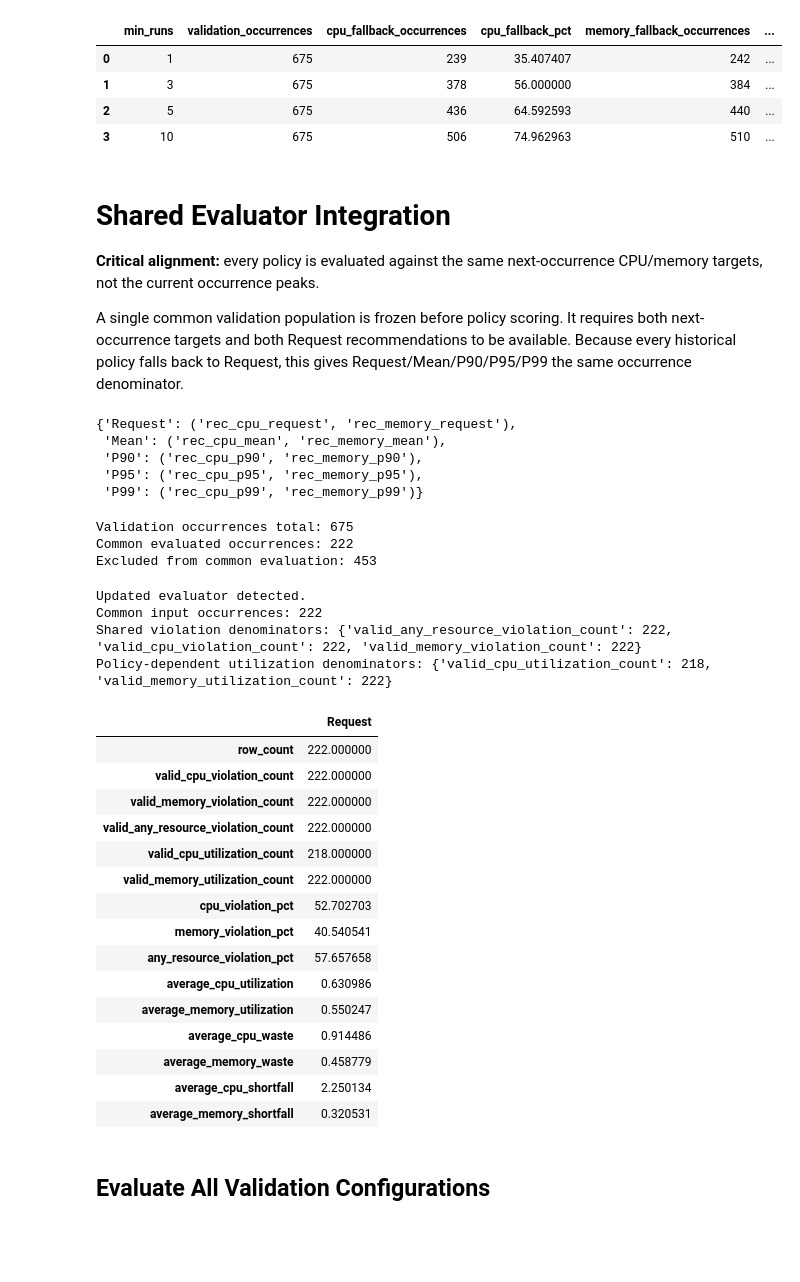
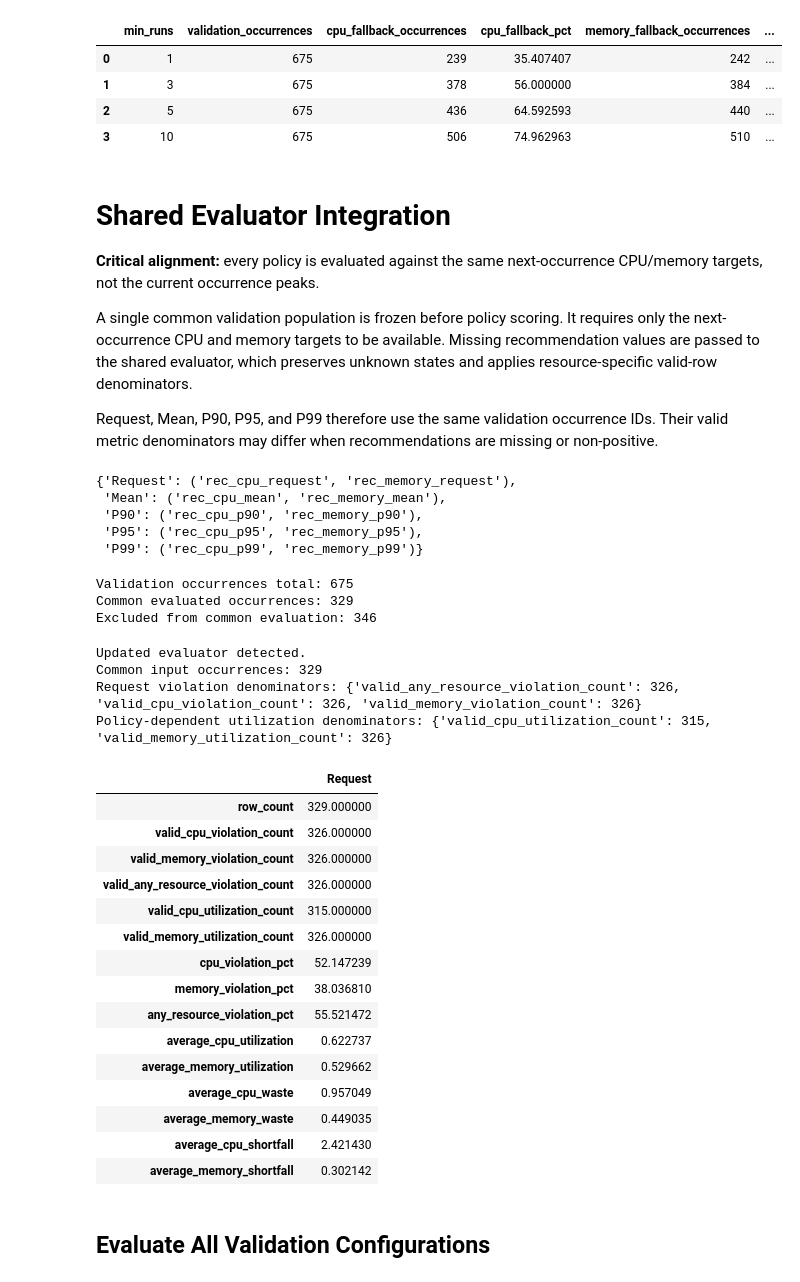
Before and after one commit to sonalilonkar1/masters-project, a Jupyter notebook: pipelines/google_subset/04_splitAndBaselines.ipynb, the cells around one changed output. Drawn from its saved outputs; the diff is of its cells as text; code cells hidden in the pictures; blank space fills up the shorter version.

```diff
--- a/pipelines/google_subset/04_splitAndBaselines.ipynb
+++ b/pipelines/google_subset/04_splitAndBaselines.ipynb
@@ -1364,9 +1461,17 @@ display(fallback_summary)
 # %% [markdown]
 # Shared Evaluator Integration
 
-**Critical alignment:** every policy is evaluated against the same next-occurrence CPU/memory targets, not the current occurrence peaks.
+**Critical alignment:** every policy is evaluated against the same next-occurrence
+CPU/memory targets, not the current occurrence peaks.
 
-A single common validation population is frozen before policy scoring. It requires both next-occurrence targets and both Request recommendations to be available. Because every historical policy falls back to Request, this gives Request/Mean/P90/P95/P99 the same occurrence denominator.
+A single common validation population is frozen before policy scoring. It requires
+only the next-occurrence CPU and memory targets to be available. Missing
+recommendation values are passed to the shared evaluator, which preserves unknown
+states and applies resource-specific valid-row denominators.
+
+Request, Mean, P90, P95, and P99 therefore use the same validation occurrence IDs.
+Their valid metric denominators may differ when recommendations are missing or
+non-positive.
 # %%
 from src.evaluation.evaluator import RecommendationEvaluator
 
@@ -1396,11 +1501,11 @@ BASELINE_POLICIES
 # Common validation occurrence population shared by every policy/min_runs.
 base_validation = validation_candidates[MIN_RUNS_CANDIDATES[0]]
 
+# Only actual next-occurrence targets define the common population.
+# Missing recommendations remain included and are handled by the evaluator.
 COMMON_EVAL_REQUIRED = [
     TARGET_CPU_COL,
     TARGET_MEMORY_COL,
-    "rec_cpu_request",
-    "rec_memory_request",
 ]
 
 validation_common_mask = (
@@ -1427,11 +1532,13 @@ print(
 )
 
 if not validation_eval_occurrence_ids:
-    raise RuntimeError("No validation occurrences are eligible for evaluation.")
+    raise RuntimeError(
+        "No validation occurrences are eligible for evaluation."
+    )
 # %% [output]
 Validation occurrences total: 675
-Common evaluated occurrences: 222
-Excluded from common evaluation: 453
+Common evaluated occurrences: 329
+Excluded from common evaluation: 346
 # %%
 # Confirm that the updated evaluator exposes explicit valid denominators.
 
@@ -1460,10 +1567,10 @@ sanity_summary = evaluator.summarize(sanity_evaluated)
 # Valid-count definitions
 # ------------------------------------------------------------
 
-# These counts MUST be identical across every policy/min_runs
-# configuration because violation evaluation uses the same
-# occurrence population and the same next-occurrence targets.
-SHARED_VALID_COUNT_KEYS = {
+# These valid violation counts are reported for the same common occurrence
+# population and may differ by policy when recommendations are missing.
+
+VIOLATION_VALID_COUNT_KEYS = {
     "valid_cpu_violation_count",
     "valid_memory_violation_count",
     "valid_any_resource_violation_count",
@@ -1483,7 +1590,7 @@ POLICY_DEPENDENT_VALID_COUNT_KEYS = {
 
 # We still require the evaluator to expose all of these fields.
 EXPECTED_VALID_COUNT_KEYS = (
-    SHARED_VALID_COUNT_KEYS
+    VIOLATION_VALID_COUNT_KEYS
     | POLICY_DEPENDENT_VALID_COUNT_KEYS
 )
 
@@ -1544,53 +1651,53 @@ for count_key in EXPECTED_VALID_COUNT_KEYS:
 
 print("Updated evaluator detected.")
 print(
     "Common input occurrences:",
     len(sanitary),
 )
 
 print(
-    "Shared violation denominators:",
+    "Request violation denominators:",
     {
         key: sanity_summary[key]
-        for key in sorted(SHARED_VALID_COUNT_KEYS)
+        for key in sorted(VIOLATION_VALID_COUNT_KEYS)
     },
 )
 
 print(
     "Policy-dependent utilization denominators:",
     {
         key: sanity_summary[key]
         for key in sorted(POLICY_DEPENDENT_VALID_COUNT_KEYS)
     },
 )
 
 display(
     pd.Series(
         sanity_summary,
         name="Request",
     ).to_frame()
 )
 # %% [output]
 Updated evaluator detected.
-Common input occurrences: 222
-Shared violation denominators: {'valid_any_resource_violation_count': 222, 'valid_cpu_violation_count': 222, 'valid_memory_violation_count': 222}
-Policy-dependent utilization denominators: {'valid_cpu_utilization_count': 218, 'valid_memory_utilization_count': 222}
+Common input occurrences: 329
+Request violation denominators: {'valid_any_resource_violation_count': 326, 'valid_cpu_violation_count': 326, 'valid_memory_violation_count': 326}
+Policy-dependent utilization denominators: {'valid_cpu_utilization_count': 315, 'valid_memory_utilization_count': 326}
 |  | Request |
-| row_count | 222.000000 |
-| valid_cpu_violation_count | 222.000000 |
-| valid_memory_violation_count | 222.000000 |
-| valid_any_resource_violation_count | 222.000000 |
-| valid_cpu_utilization_count | 218.000000 |
-| valid_memory_utilization_count | 222.000000 |
-| cpu_violation_pct | 52.702703 |
-| memory_violation_pct | 40.540541 |
-| any_resource_violation_pct | 57.657658 |
-| average_cpu_utilization | 0.630986 |
-| average_memory_utilization | 0.550247 |
-| average_cpu_waste | 0.914486 |
-| average_memory_waste | 0.458779 |
-| average_cpu_shortfall | 2.250134 |
-| average_memory_shortfall | 0.320531 |
+| row_count | 329.000000 |
+| valid_cpu_violation_count | 326.000000 |
+| valid_memory_violation_count | 326.000000 |
+| valid_any_resource_violation_count | 326.000000 |
+| valid_cpu_utilization_count | 315.000000 |
+| valid_memory_utilization_count | 326.000000 |
+| cpu_violation_pct | 52.147239 |
+| memory_violation_pct | 38.036810 |
+| any_resource_violation_pct | 55.521472 |
+| average_cpu_utilization | 0.622737 |
+| average_memory_utilization | 0.529662 |
+| average_cpu_waste | 0.957049 |
+| average_memory_waste | 0.449035 |
+| average_cpu_shortfall | 2.421430 |
+| average_memory_shortfall | 0.302142 |
 # %% [markdown]
 ## Evaluate All Validation Configurations
 # %%
```
Also changed, not shown: parts of 17 cells of this notebook.
